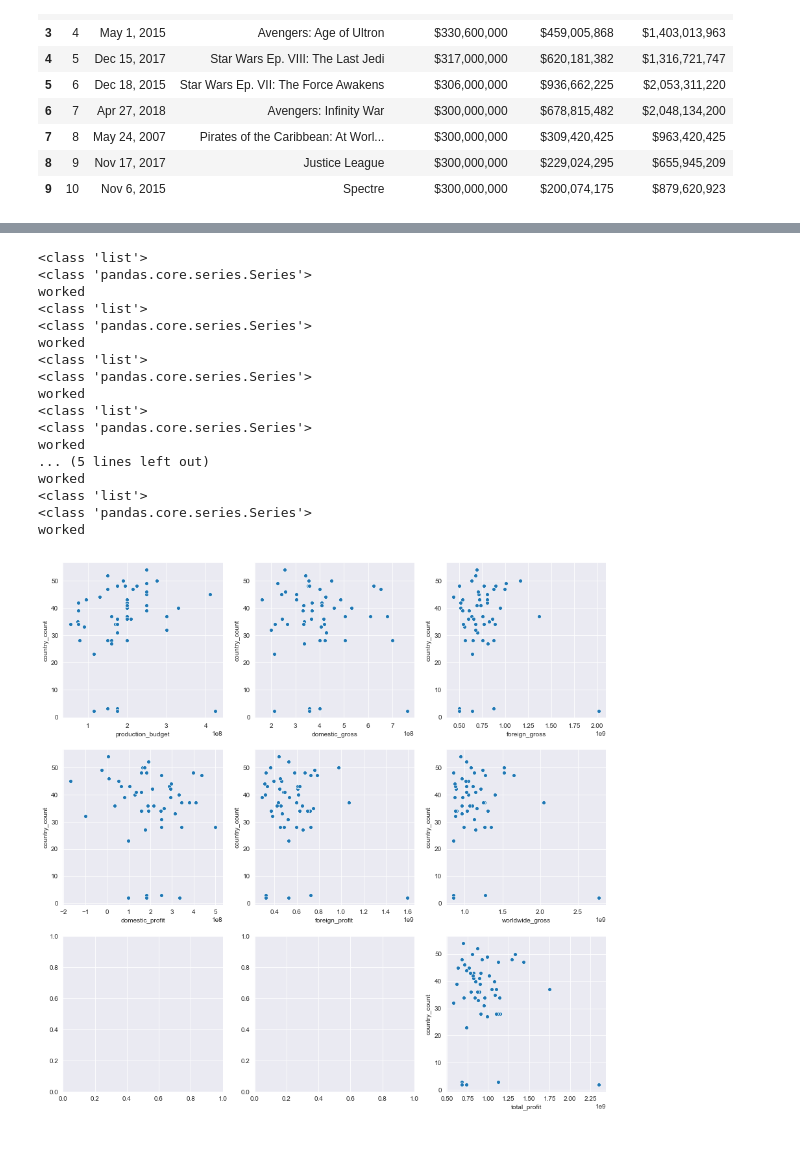
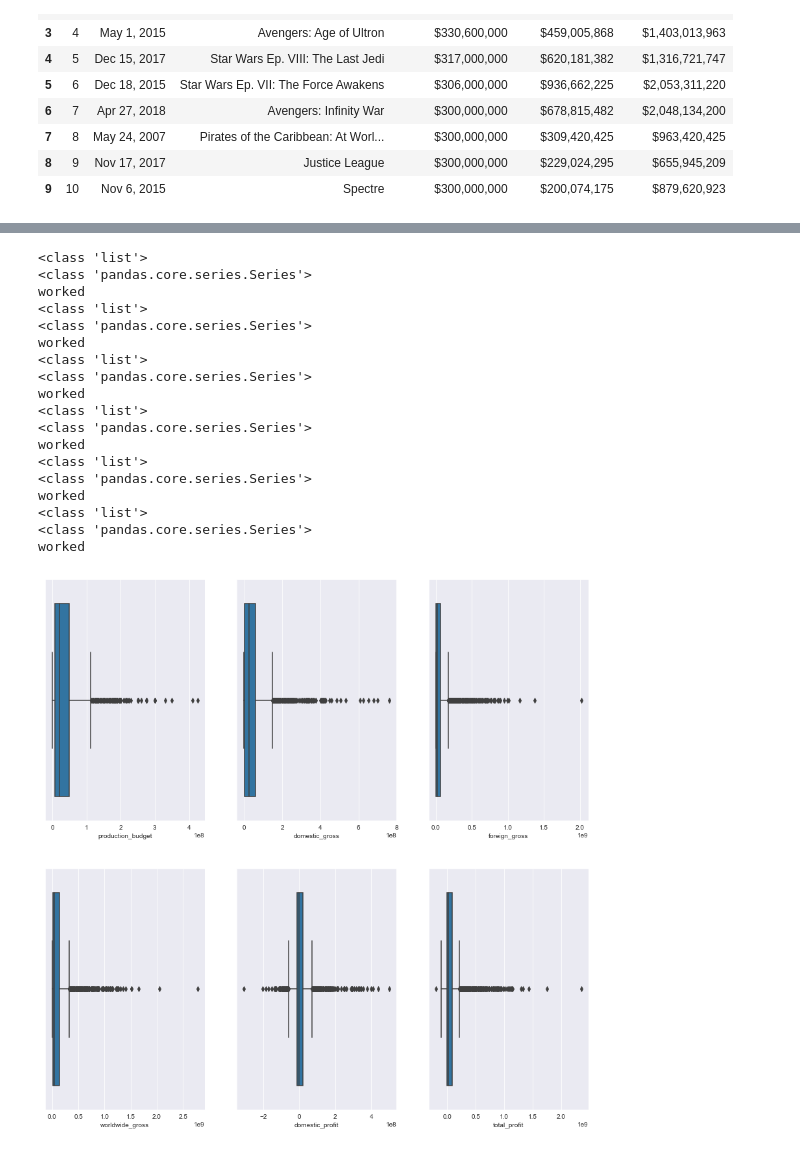
Before and after one commit to tcastanley/Movie_Analysis, a Jupyter notebook: Country_Movie_Inspection.ipynb, the cells around one changed output, grey strips where cells are left out. Saved outputs shown, nothing was run; the diff lists cells and outputs as text; code cells hidden in the pictures.

Commit message:
put up some new visualizations and have almost answered group question

```diff
--- a/Country_Movie_Inspection.ipynb
+++ b/Country_Movie_Inspection.ipynb
@@ -296,0 +322,3 @@ df_finance
+# %%
+df_movie_moneys = df_movie_moneys.rename(columns={'movie':'primary_title'})
+df_movie_moneys
@@ -296,0 +365,3 @@ df_finance
+# %%
+df_int_movies_analysis = df_movie_moneys.merge(df_country_list_int, on='primary_title')
+df_int_movies_analysis.head()
@@ -296,0 +377,10 @@ df_finance
+# %%
+df_int_movies_analysis = df_int_movies_analysis[df_int_movies_analysis['']]
+# %%
+df_int_movies_analysis['foreign_gross'] = df_int_movies_analysis['worldwide_gross'] - df_int_movies_analysis['domestic_gross']
+df_int_movies_analysis['domestic_profit'] = df_int_movies_analysis['domestic_gross'] - df_int_movies_analysis['production_budget']
+# df_int_movies_analysis['foreign_profit'] = df_int_movies_analysis['foreign_gross'] - df_int_movies_analysis['production_budget']
+df_int_movies_analysis['total_profit'] = df_int_movies_analysis['worldwide_gross'] - df_int_movies_analysis['production_budget']
+df_int_movies_analysis['return_on_investment'] = df_int_movies_analysis['worldwide_gross'] / df_int_movies_analysis['production_budget']
+
+df_int_movies_analysis
@@ -297,52 +406,40 @@ df_finance
 # %%
+fig, axes = plt.subplots(nrows=2, ncols=3, figsize=(15,15))
 
-df2 = df2.sort_values('worldwide_gross', ascending=False).iloc[:200]
-
-df2['foreign_gross'] = df2['worldwide_gross'] - df2['domestic_gross']
-df2['domestic_profit'] = df2['domestic_gross'] - df2['production_budget']
-df2['foreign_profit'] = df2['foreign_gross'] - df2['production_budget']
-df2['total_profit'] = df2['worldwide_gross'] - df2['production_budget']
-
-fig, axes = plt.subplots(nrows=3, ncols=3, figsize=(15,15))
-
-y = df2['country_count']
-x = [df2['production_budget'], df2['domestic_gross'], df2['foreign_gross'],
-     df2['worldwide_gross'], df2['domestic_profit'], df2['foreign_profit'],
-     df2['total_profit']]
+y = df_int_movies_analysis['country_count']
+x = [df_int_movies_analysis['production_budget'], df_int_movies_analysis['domestic_gross'], df_int_movies_analysis['foreign_gross'],
+     df_int_movies_analysis['worldwide_gross'], df_int_movies_analysis['domestic_profit'], df_int_movies_analysis['total_profit']]
 z = ['production_budget', 'domestic_gross', 'foreign_gross',
      'worldwide_gross', 'domestic_profit', 'foreign_profit',
      'total_profit']
 
-for n in range(1,8):
+for n in range(1,7):
     row = (n-1)//3
-    col = n%4-1
+    col = n%3-1
     ax = axes[row][col]
     x1 = x[n-1]
     print(type(x))
     print(type(y))
     sns.set_style('darkgrid')
-    cmap = sns.cubehelix_palette(rot=-.2, as_cmap=True)
-    sns.scatterplot(x1, y, ax=ax)
+    sns.boxplot(x1, ax=ax)
     print('worked')
-
-# df2
-# df2.plot.scatter(x=['total_profit'], y=['country_count'], figsize=(15,15), ax =axes);
 # %% [output]
 <class 'list'>
 <class 'pandas.core.series.Series'>
 worked
 <class 'list'>
 <class 'pandas.core.series.Series'>
 worked
 <class 'list'>
 <class 'pandas.core.series.Series'>
 worked
 <class 'list'>
 <class 'pandas.core.series.Series'>
 worked
-... (5 lines left out)
+<class 'list'>
+<class 'pandas.core.series.Series'>
 worked
 <class 'list'>
 <class 'pandas.core.series.Series'>
 worked
-[figure, old version]
+[figure, new version]
```
Also changed, not shown: parts of 48 cells of this notebook, 1 other file.
